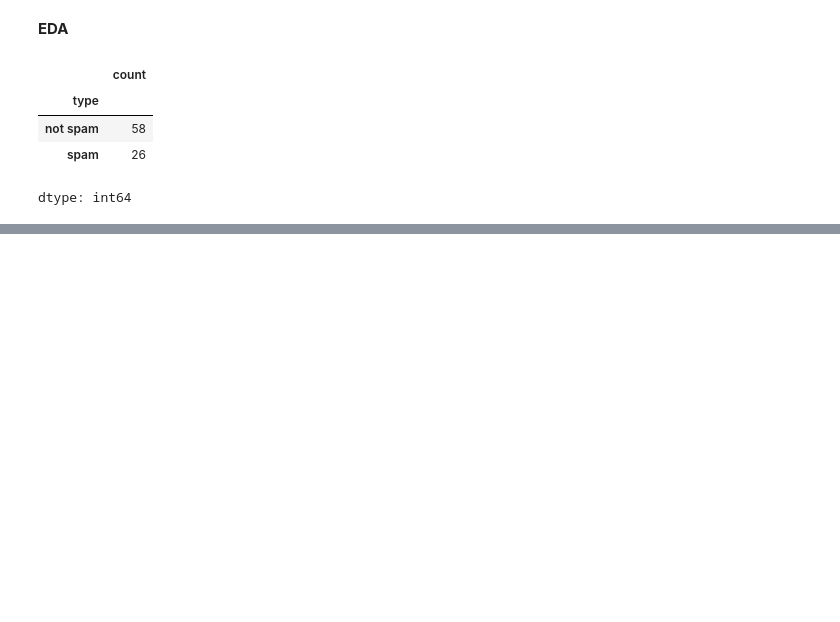
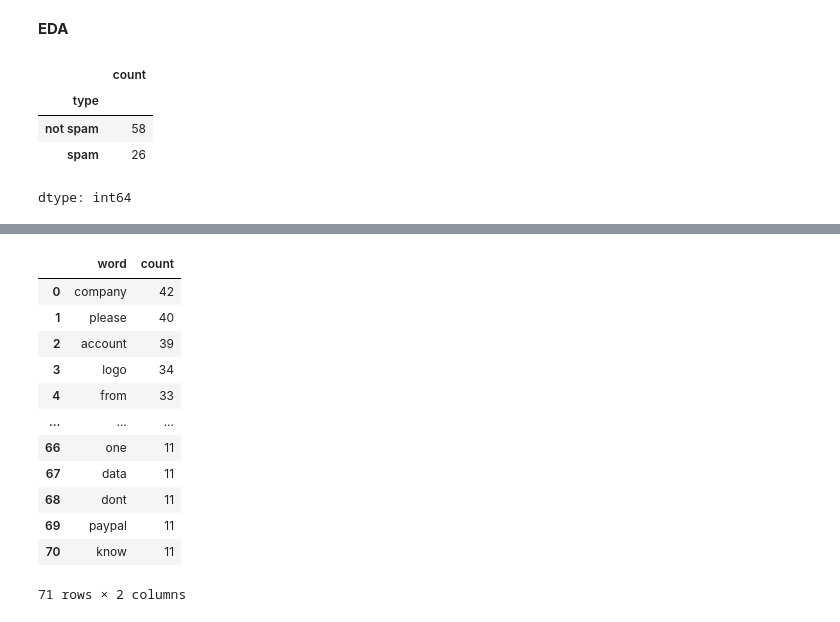
Before and after one commit to maggiecrowner/DS4002-Project1, a Jupyter notebook: DSProject1.ipynb, the cells around one changed output, grey strips where cells are left out. Cells and saved outputs as stored; diff of their text form; code cells hidden in the pictures; blank space fills up the shorter version.

```diff
--- a/DSProject1.ipynb
+++ b/DSProject1.ipynb
@@ -176,0 +156,16 @@ new_df.sort_values(by="Sum",ascending=False).head(20)
+# %%
+display(not_word_counts)
+# %% [output]
+|  | word | count |
+| 0 | company | 42 |
+| 1 | please | 40 |
+| 2 | account | 39 |
+| 3 | logo | 34 |
+| 4 | from | 33 |
+| ... | ... | ... |
+| 66 | one | 11 |
+| 67 | data | 11 |
+| 68 | dont | 11 |
+| 69 | paypal | 11 |
+| 70 | know | 11 |
+71 rows × 2 columns
```
Also changed, not shown: parts of 12 cells of this notebook.
